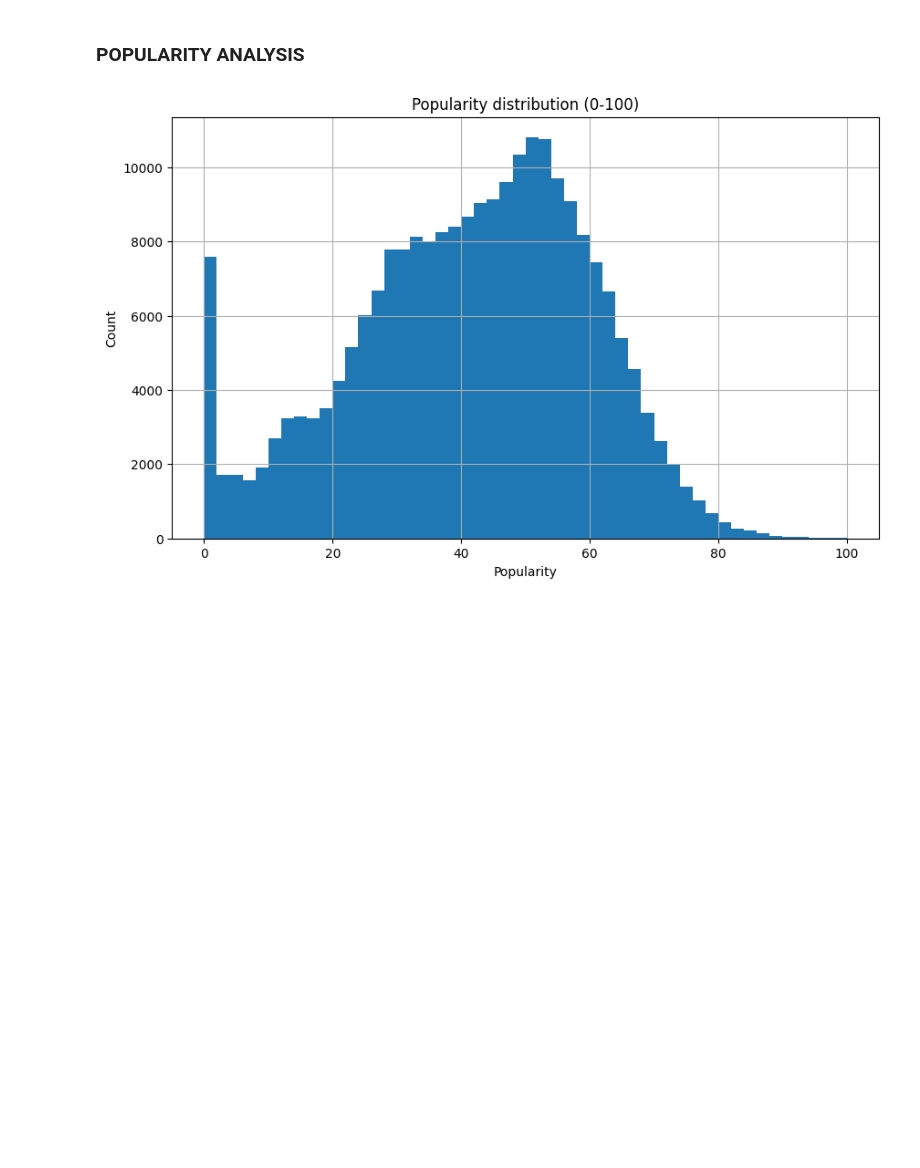
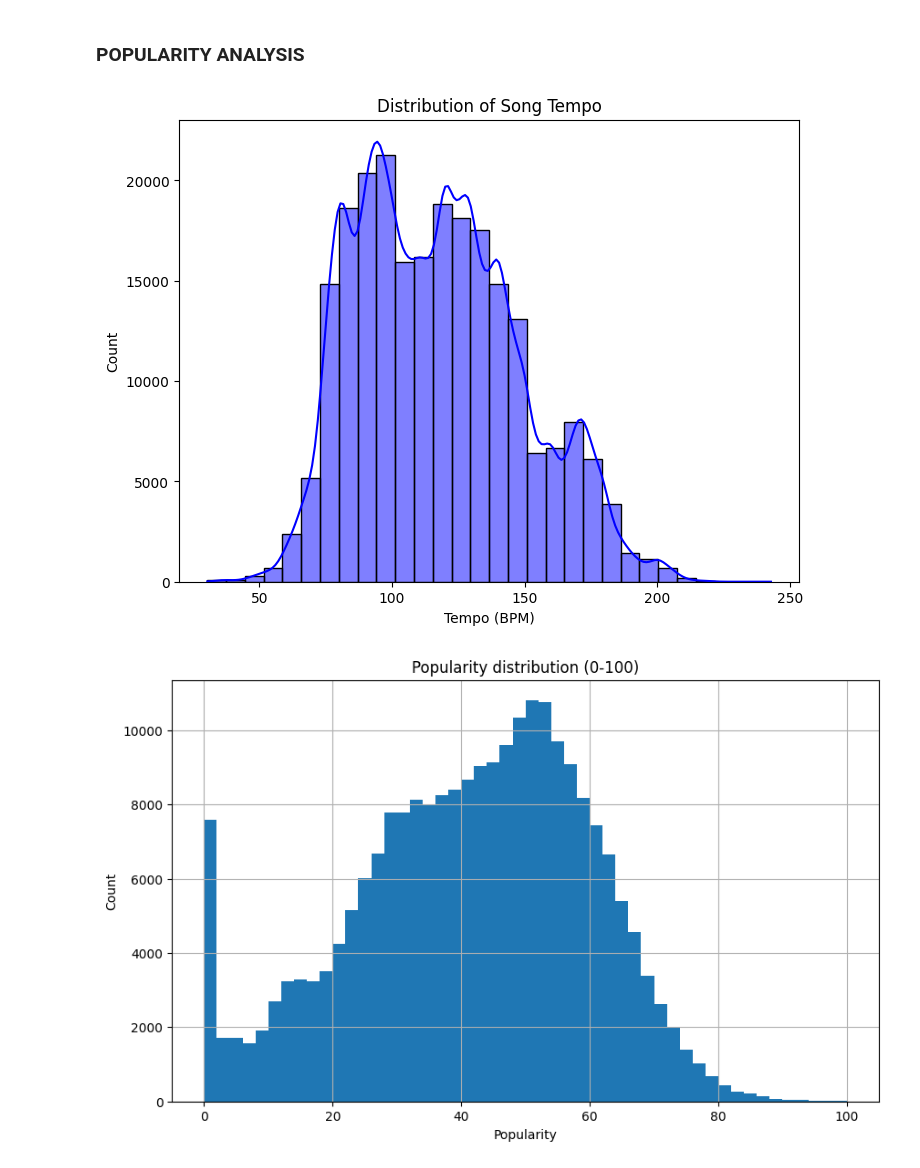
Before and after one commit to Y4jn4s/EDA_Project_Spotify, a Jupyter notebook: EDA_Spotify.ipynb, the cells around one changed output. Saved outputs shown, nothing was run; the diff lists cells and outputs as text; code cells hidden in the pictures; blank space fills up the shorter version.

```diff
--- a/EDA_Spotify.ipynb
+++ b/EDA_Spotify.ipynb
@@ -155,6 +155,15 @@ plt.show()
 [figure]
 # %% [markdown]
 ### POPULARITY ANALYSIS
+# %%
+plt.figure(figsize=(8,6))
+sns.histplot(df['tempo'], bins=30, kde=True, color="blue")
+plt.title("Distribution of Song Tempo")
+plt.xlabel("Tempo (BPM)")
+plt.ylabel("Count")
+plt.show()
+# %% [output]
+[figure, added]
 # %%
 if 'popularity' in df.columns:
     plt.figure()
```
Also changed, not shown: parts of 3 cells of this notebook.
